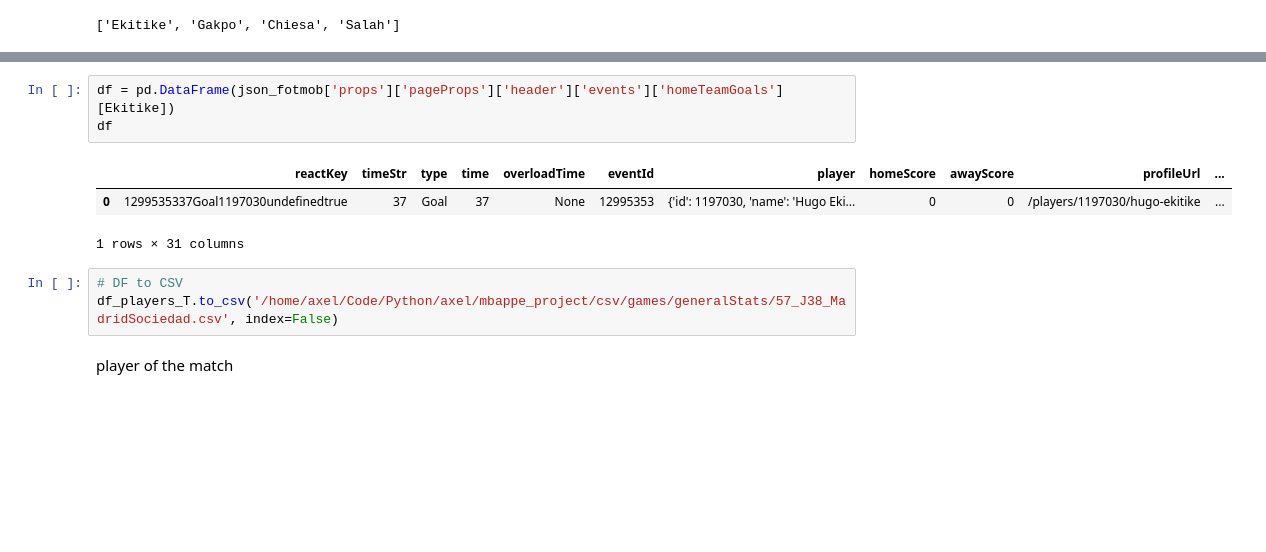
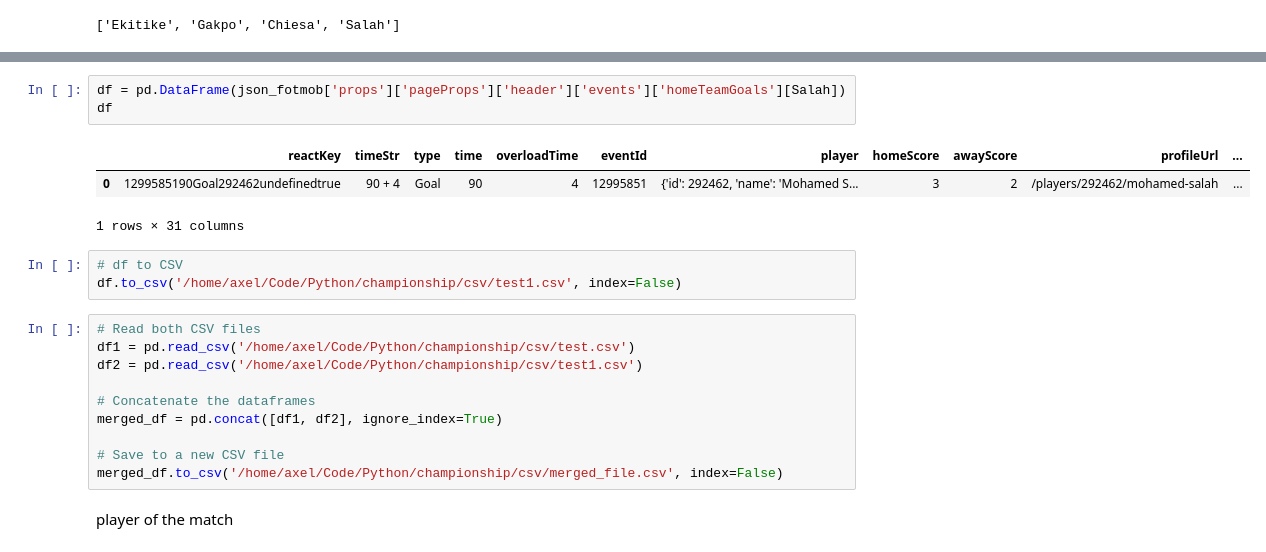
Before and after one commit to axelbol/championship-data, a Jupyter notebook: data.ipynb, the cells around one changed output, grey strips where cells are left out. Cells and saved outputs as stored; diff of their text form; blank space fills up the shorter version.

```diff
--- a/data.ipynb
+++ b/data.ipynb
@@ -161,13 +181,23 @@ list(keys)
 # %%
-df = pd.DataFrame(json_fotmob['props']['pageProps']['header']['events']['homeTeamGoals'][Ekitike])
+df = pd.DataFrame(json_fotmob['props']['pageProps']['header']['events']['homeTeamGoals'][Salah])
 df
 # %% [output]
 |  | reactKey | timeStr | type | time | overloadTime | eventId | player | homeScore | awayScore | profileUrl | ... |
-| 0 | 1299535337Goal1197030undefinedtrue | 37 | Goal | 37 | None | 12995353 | {'id': 1197030, 'name': 'Hugo Eki... | 0 | 0 | /players/1197030/hugo-ekitike | ... |
+| 0 | 1299585190Goal292462undefinedtrue | 90 + 4 | Goal | 90 | 4 | 12995851 | {'id': 292462, 'name': 'Mohamed S... | 3 | 2 | /players/292462/mohamed-salah | ... |
 1 rows × 31 columns
 # %%
-# DF to CSV
-df_players_T.to_csv('/home/axel/Code/Python/axel/mbappe_project/csv/games/generalStats/57_J38_MadridSociedad.csv', index=False)
+# df to CSV
+df.to_csv('/home/axel/Code/Python/championship/csv/test1.csv', index=False)
+# %%
+# Read both CSV files
+df1 = pd.read_csv('/home/axel/Code/Python/championship/csv/test.csv')
+df2 = pd.read_csv('/home/axel/Code/Python/championship/csv/test1.csv')
+
+# Concatenate the dataframes
+merged_df = pd.concat([df1, df2], ignore_index=True)
+
+# Save to a new CSV file
+merged_df.to_csv('/home/axel/Code/Python/championship/csv/merged_file.csv', index=False)
 # %% [markdown]
 player of the match
 # %%
```
Also changed, not shown: parts of 1 cell of this notebook, 7 other files.
